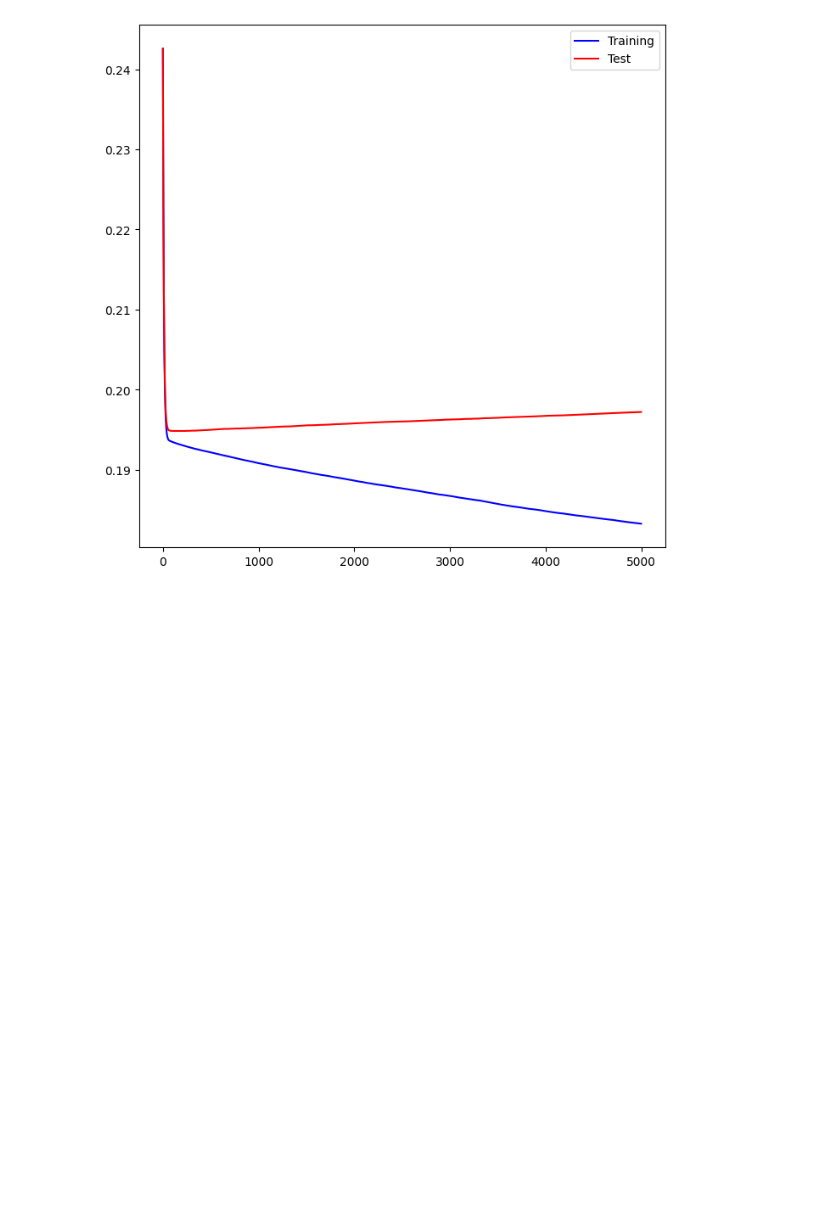
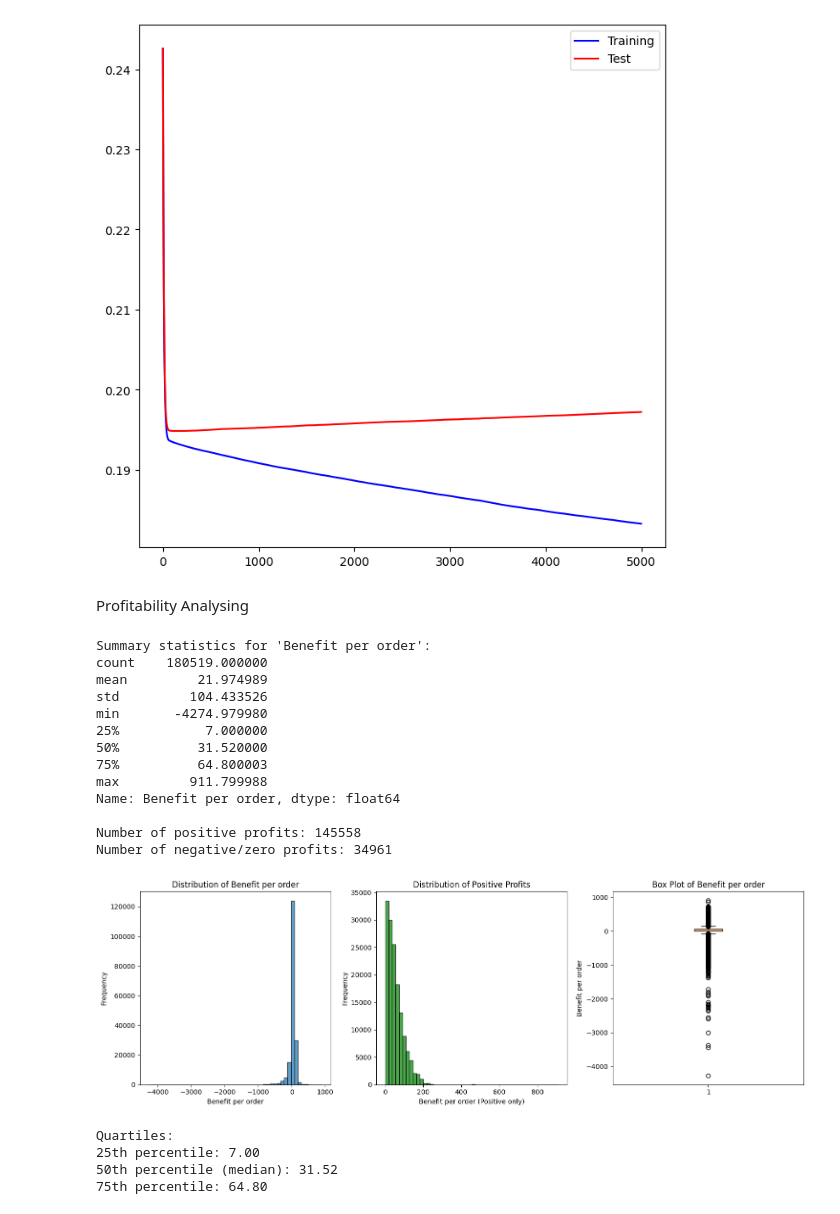
Before and after one commit to WilliamJhong/2025AAE722_William-J, a Jupyter notebook: Final Project/Final Project.ipynb, the cells around one changed output. Drawn from its saved outputs; the diff is of its cells as text; code cells hidden in the pictures; blank space fills up the shorter version.

```diff
--- a/Final Project/Final Project.ipynb
+++ b/Final Project/Final Project.ipynb
@@ -17,7 +17,7 @@ data.head()
 | 4 | PAYMENT | 2 | 4 | 134.210007 | 298.250000 | ... |
 5 rows × 53 columns
 # %%
-filtered_data = data[['Type','Benefit per order','Delivery Status','Late_delivery_risk','Category Name','Customer Country','Department Name','Market','order date (DateOrders)','Order Item Discount Rate','Order Item Product Price','Order Item Total','Order Status','Shipping Mode']]
+filtered_data = data[['Type','Benefit per order','Delivery Status','Late_delivery_risk','Category Name','Customer Country','Department Name','Market','order date (DateOrders)','Order Item Discount Rate','Order Item Product Price','Order Item Quantity','Order Status','Shipping Mode']]
 filtered_data.head()
 # %% [output]
 |  | Type | Benefit per order | Delivery Status | Late_delivery_risk | Category Name | Customer Country | ... |
@@ -26,6 +26,3 @@ filtered_data.head()
 | 2 | CASH | -247.779999 | Shipping on time | 0 | Sporting Goods | EE. UU. | ... |
 | 3 | DEBIT | 22.860001 | Advance shipping | 0 | Sporting Goods | EE. UU. | ... |
 | 4 | PAYMENT | 134.210007 | Advance shipping | 0 | Sporting Goods | Puerto Rico | ... |
-# %%
-# Create a new binary column 'Profitability' based on 'Benefit per order'
-filtered_data['Profitability'] = np.where(filtered_data['Benefit per order'] > 0, 1, 0)
@@ -631,3 +617,65 @@ ax.plot(plot_idx,
 ax.legend(); # Plot test error
 # %% [output]
 [figure]
+# %% [markdown]
+Profitability Analysing
+# %%
+# Analyze the distribution of 'Benefit per order' to create meaningful classes
+import matplotlib.pyplot as plt
+
+print("Summary statistics for 'Benefit per order':")
+print(filtered_data['Benefit per order'].describe())
+
+print(f"\nNumber of positive profits: {(filtered_data['Benefit per order'] > 0).sum()}")
+print(f"Number of negative/zero profits: {(filtered_data['Benefit per order'] <= 0).sum()}")
+
+# Visualize the distribution
+plt.figure(figsize=(15, 5))
+
+plt.subplot(1, 3, 1)
+plt.hist(filtered_data['Benefit per order'], bins=50, alpha=0.7, edgecolor='black')
+plt.xlabel('Benefit per order')
+plt.ylabel('Frequency')
+plt.title('Distribution of Benefit per order')
+
+plt.subplot(1, 3, 2)
+# Focus on positive values only
+positive_profits = filtered_data[filtered_data['Benefit per order'] > 0]['Benefit per order']
+plt.hist(positive_profits, bins=50, alpha=0.7, edgecolor='black', color='green')
+plt.xlabel('Benefit per order (Positive only)')
+plt.ylabel('Frequency')
+plt.title('Distribution of Positive Profits')
+
+plt.subplot(1, 3, 3)
+plt.boxplot(filtered_data['Benefit per order'])
+plt.ylabel('Benefit per order')
+plt.title('Box Plot of Benefit per order')
+
+plt.tight_layout()
+plt.show()
+
+# Calculate quartiles for creating 4 classes
+quartiles = filtered_data['Benefit per order'].quantile([0.25, 0.5, 0.75])
+print(f"\nQuartiles:")
+print(f"25th percentile: {quartiles[0.25]:.2f}")
+print(f"50th percentile (median): {quartiles[0.5]:.2f}")
+print(f"75th percentile: {quartiles[0.75]:.2f}")
+# %% [output]
+Summary statistics for 'Benefit per order':
+count    180519.000000
+mean         21.974989
+std         104.433526
+min       -4274.979980
+25%           7.000000
+50%          31.520000
+75%          64.800003
+max         911.799988
+Name: Benefit per order, dtype: float64
+
+Number of positive profits: 145558
+Number of negative/zero profits: 34961
+[figure, added]
+Quartiles:
+25th percentile: 7.00
+50th percentile (median): 31.52
+75th percentile: 64.80
```
Also changed, not shown: parts of 21 cells of this notebook.
